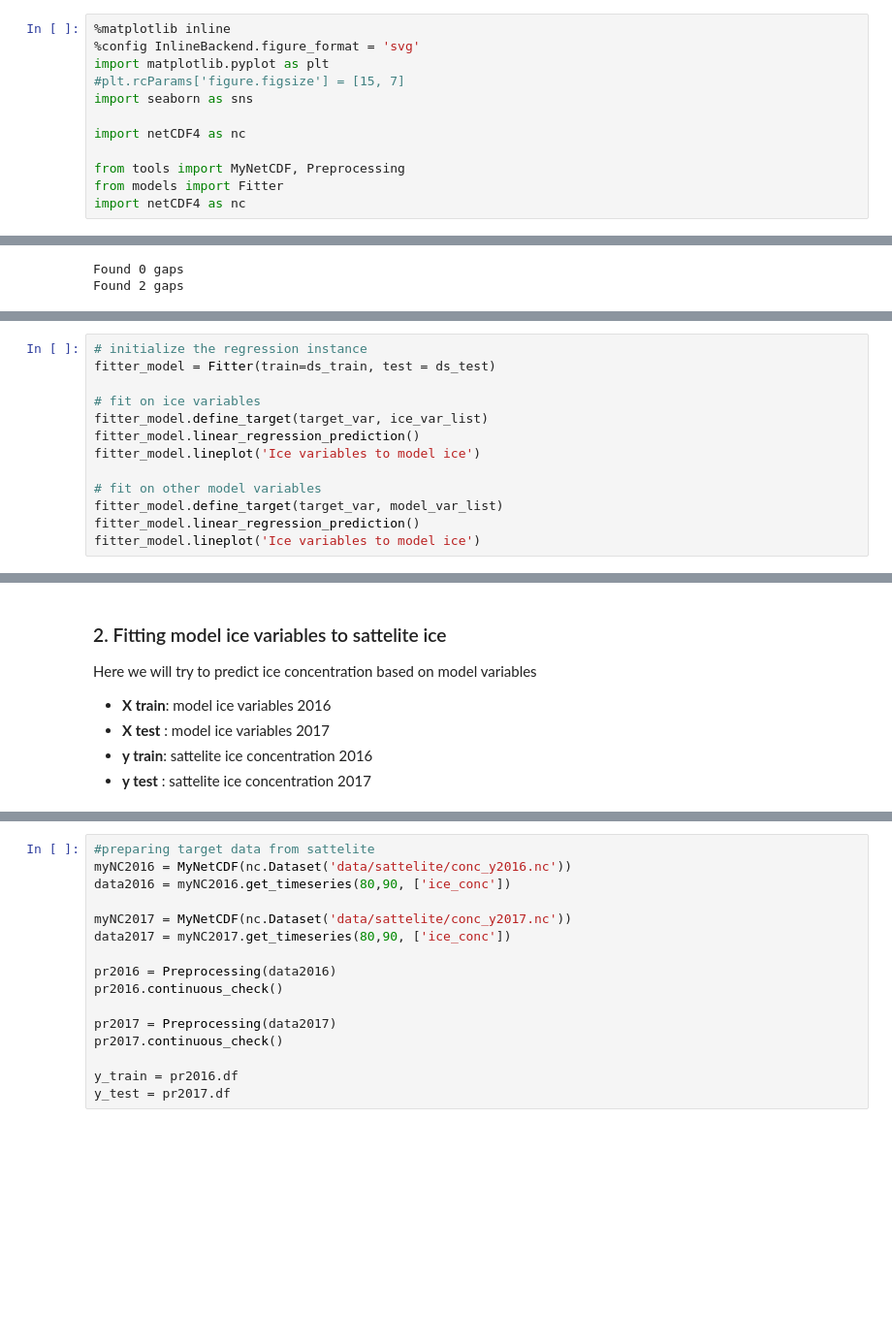
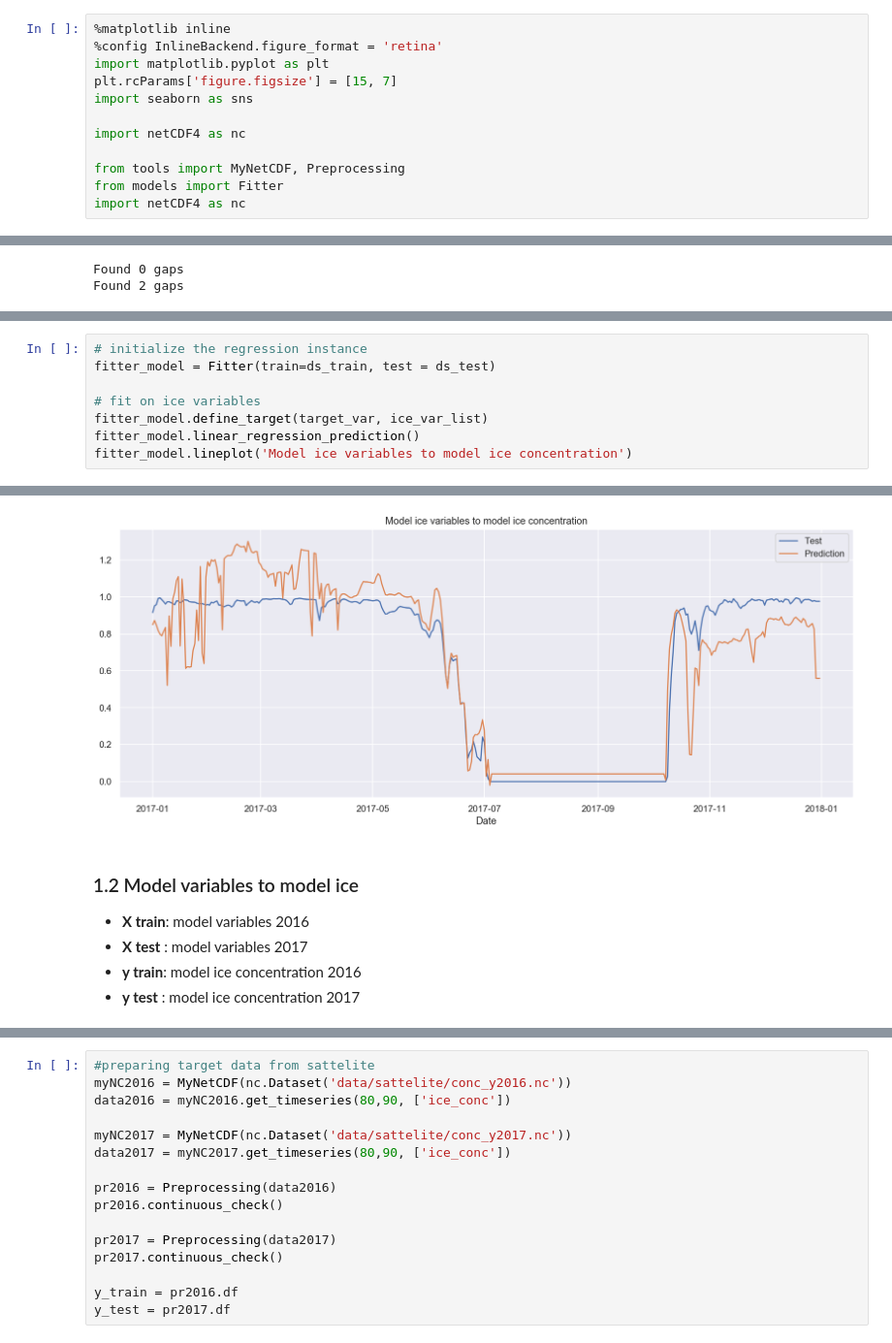
Before and after one commit to idrigo/arctic_ddmodeling, a Jupyter notebook: regression.ipynb, the cells around one changed output, grey strips where cells are left out. Shown at 97% size. Cells and saved outputs as stored; diff of their text form; blank space fills up the shorter version.

```diff
--- a/regression.ipynb
+++ b/regression.ipynb
@@ -10,9 +10,9 @@ TODO:
 * посмотреть ограничение на мнк меньше единицы
 # %%
 %matplotlib inline
-%config InlineBackend.figure_format = 'svg'
+%config InlineBackend.figure_format = 'retina'
 import matplotlib.pyplot as plt
-#plt.rcParams['figure.figsize'] = [15, 7]
+plt.rcParams['figure.figsize'] = [15, 7]
 import seaborn as sns
 
 import netCDF4 as nc
@@ -48,10 +49,5 @@ fitter_model = Fitter(train=ds_train, test = ds_test)
 # fit on ice variables
 fitter_model.define_target(target_var, ice_var_list)
 fitter_model.linear_regression_prediction()
-fitter_model.lineplot('Ice variables to model ice')
-
-# fit on other model variables
-fitter_model.define_target(target_var, model_var_list)
-fitter_model.linear_regression_prediction()
-fitter_model.lineplot('Ice variables to model ice')
+fitter_model.lineplot('Model ice variables to model ice concentration')
 # %% [output]
@@ -60,8 +54,7 @@ fitter_model.lineplot('Ice variables to model ice')
+[figure, added]
 # %% [markdown]
-### 2. Fitting model ice variables to sattelite ice
-Here we will try to predict ice concentration based on model variables
-
-- **X train**: model ice variables 2016
-- **X test** : model ice variables 2017
-- **y train**: sattelite ice concentration 2016
-- **y test** : sattelite ice concentration 2017
+### 1.2 Model variables to model ice
+- **X train**: model variables 2016
+- **X test** : model variables 2017
+- **y train**: model ice concentration 2016
+- **y test** : model ice concentration 2017
```
Also changed, not shown: parts of 8 cells of this notebook, 3 other files.
